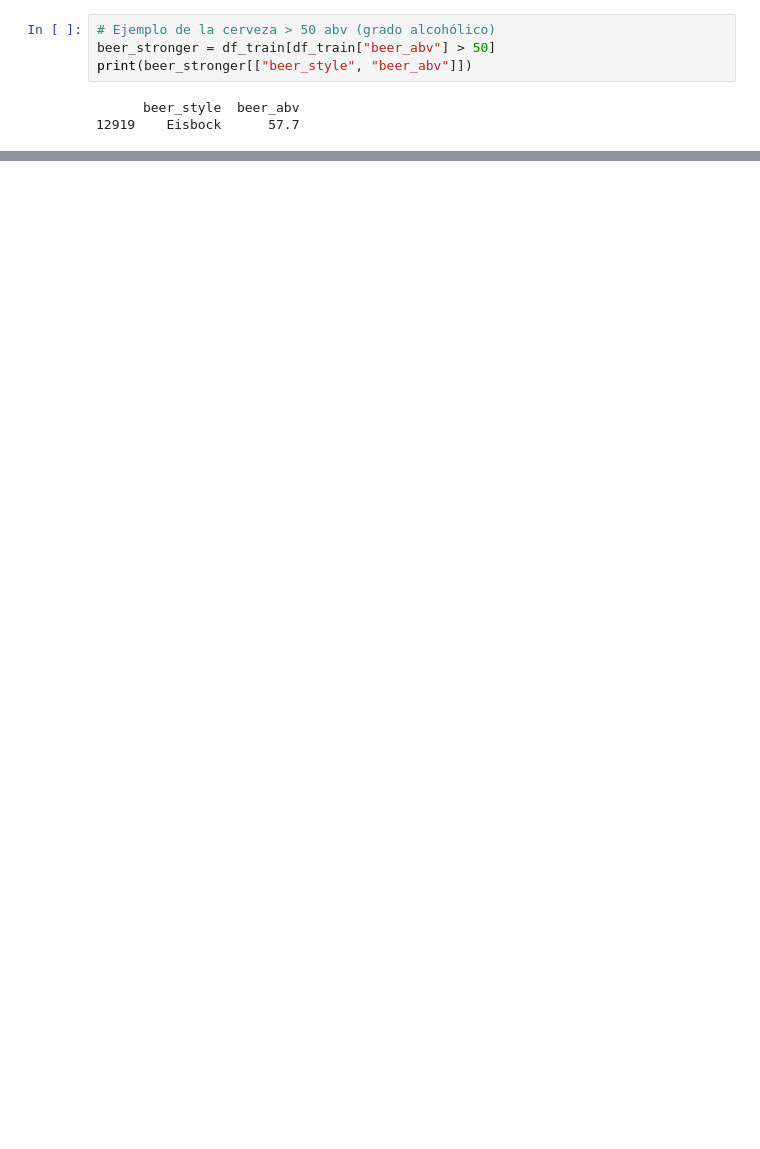
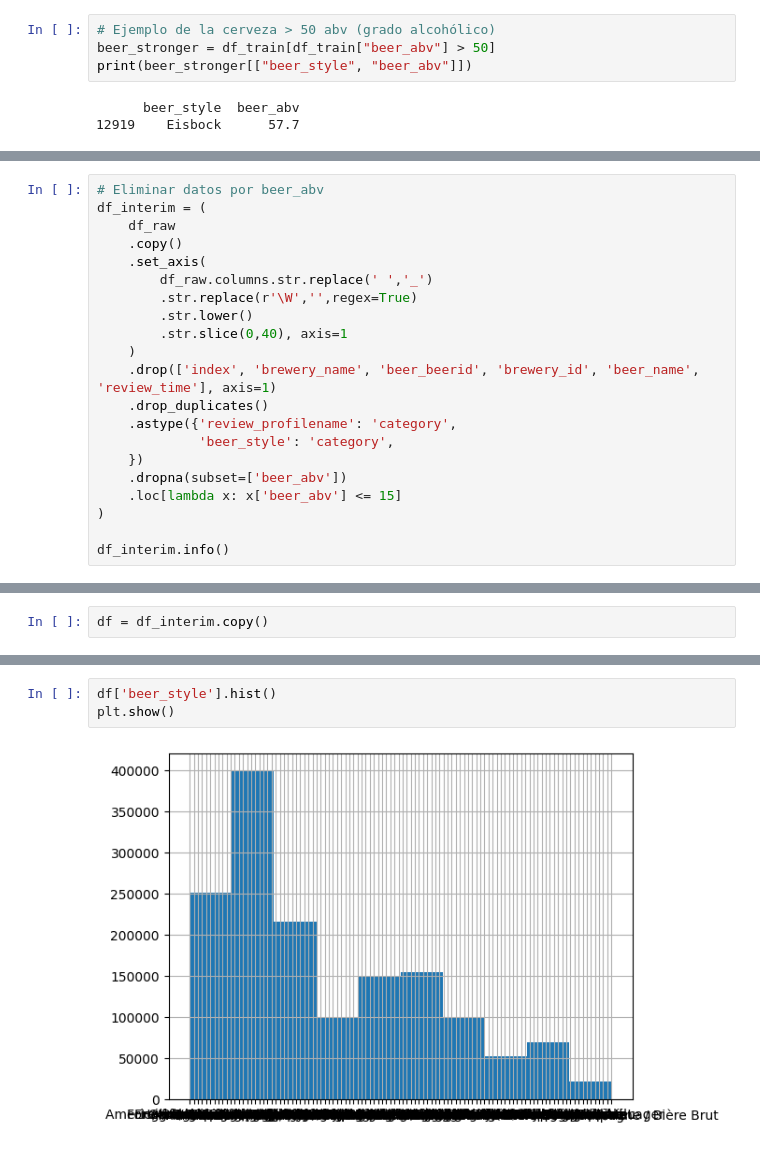
Before and after one commit to a70mico/Final_Project_Data_Science, a Jupyter notebook: src/explore_2.ipynb, the cells around one changed output, grey strips where cells are left out. Cells and saved outputs as stored; diff of their text form; blank space fills up the shorter version.

```diff
--- a/src/explore_2.ipynb
+++ b/src/explore_2.ipynb
@@ -305,0 +325,21 @@ Algunas cervezas artesanales experimentales incluso pueden alcanzar ABV mucho m
+# %%
+# Eliminar datos por beer_abv
+df_interim = (
+    df_raw
+    .copy()
+    .set_axis(
+        df_raw.columns.str.replace(' ','_')
+        .str.replace(r'\W','',regex=True)
+        .str.lower()
+        .str.slice(0,40), axis=1
+    )
+    .drop(['index', 'brewery_name', 'beer_beerid', 'brewery_id', 'beer_name', 'review_time'], axis=1)
+    .drop_duplicates()
+    .astype({'review_profilename': 'category',
+             'beer_style': 'category',
+    })
+    .dropna(subset=['beer_abv'])
+    .loc[lambda x: x['beer_abv'] <= 15]
+)
+
+df_interim.info()
@@ -305,0 +362,2 @@ Algunas cervezas artesanales experimentales incluso pueden alcanzar ABV mucho m
+# %%
+df = df_interim.copy()
@@ -305,0 +420,5 @@ Algunas cervezas artesanales experimentales incluso pueden alcanzar ABV mucho m
+# %%
+df['beer_style'].hist()
+plt.show()
+# %% [output]
+[figure, added]
```
Also changed, not shown: parts of 23 cells of this notebook.
